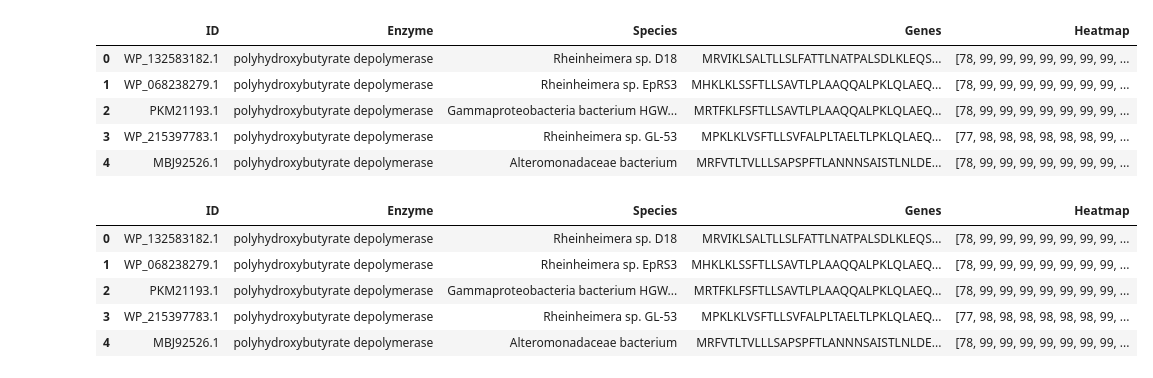
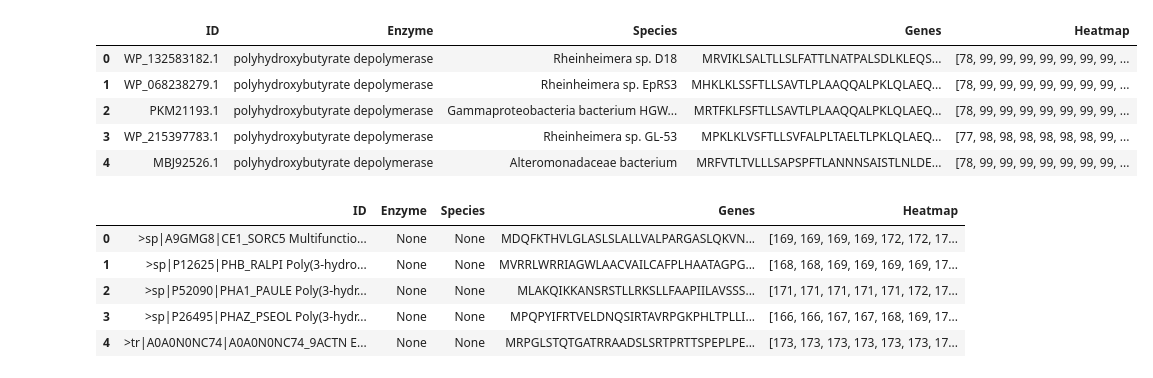
Before and after one commit to AugieDoebling/fall-2021-bioinformatics-plastics, a Jupyter notebook: BioInformatics_Group_Project_The_Plastics.ipynb, the cells around one changed output. Cells and saved outputs as stored; diff of their text form; code cells hidden in the pictures.

```diff
--- a/BioInformatics_Group_Project_The_Plastics.ipynb
+++ b/BioInformatics_Group_Project_The_Plastics.ipynb
@@ -180,15 +180,15 @@ prolyl oligopeptidase family serine peptidase - 98 / 100
 | 3 | WP_215397783.1 | polyhydroxybutyrate depolymerase | Rheinheimera sp. GL-53 | MPKLKLVSFTLLSVFALPLTAELTLPKLQLAEQ... | [77, 98, 98, 98, 98, 98, 98, 99, ... |
 | 4 | MBJ92526.1 | polyhydroxybutyrate depolymerase | Alteromonadaceae bacterium | MRFVTLTVLLLSAPSPFTLANNNSAISTLNLDE... | [78, 99, 99, 99, 99, 99, 99, 99, ... |
 # %%
-df2 = pd.read_pickle('heatmap_generated_20211030-124013.pickle')
-df2.head()
+data = pd.read_pickle('heatmap_generated_uniprot_keyword_search.fasta_20211106-131321.pickle')
+data.head()
 # %% [output]
 |  | ID | Enzyme | Species | Genes | Heatmap |
-| 0 | WP_132583182.1 | polyhydroxybutyrate depolymerase | Rheinheimera sp. D18 | MRVIKLSALTLLSLFATTLNATPALSDLKLEQS... | [78, 99, 99, 99, 99, 99, 99, 99, ... |
-| 1 | WP_068238279.1 | polyhydroxybutyrate depolymerase | Rheinheimera sp. EpRS3 | MHKLKLSSFTLLSAVTLPLAAQQALPKLQLAEQ... | [78, 99, 99, 99, 99, 99, 99, 99, ... |
-| 2 | PKM21193.1 | polyhydroxybutyrate depolymerase | Gammaproteobacteria bacterium HGW... | MRTFKLFSFTLLSAVTLPLAAQQALPKLQLAEQ... | [78, 99, 99, 99, 99, 99, 99, 99, ... |
-| 3 | WP_215397783.1 | polyhydroxybutyrate depolymerase | Rheinheimera sp. GL-53 | MPKLKLVSFTLLSVFALPLTAELTLPKLQLAEQ... | [77, 98, 98, 98, 98, 98, 98, 99, ... |
-| 4 | MBJ92526.1 | polyhydroxybutyrate depolymerase | Alteromonadaceae bacterium | MRFVTLTVLLLSAPSPFTLANNNSAISTLNLDE... | [78, 99, 99, 99, 99, 99, 99, 99, ... |
+| 0 | >sp|A9GMG8|CE1_SORC5 Multifunctio... | None | None | MDQFKTHVLGLASLSLALLVALPARGASLQKVN... | [169, 169, 169, 169, 172, 172, 17... |
+| 1 | >sp|P12625|PHB_RALPI Poly(3-hydro... | None | None | MVRRLWRRIAGWLAACVAILCAFPLHAATAGPG... | [168, 168, 169, 169, 169, 169, 17... |
+| 2 | >sp|P52090|PHA1_PAULE Poly(3-hydr... | None | None | MLAKQIKKANSRSTLLRKSLLFAAPIILAVSSS... | [171, 171, 171, 171, 171, 172, 17... |
+| 3 | >sp|P26495|PHAZ_PSEOL Poly(3-hydr... | None | None | MPQPYIFRTVELDNQSIRTAVRPGKPHLTPLLI... | [166, 166, 167, 167, 168, 169, 17... |
+| 4 | >tr|A0A0N0NC74|A0A0N0NC74_9ACTN E... | None | None | MRPGLSTQTGATRRAADSLSRTPRTTSPEPLPE... | [173, 173, 173, 173, 173, 173, 17... |
 # %%
 max_length = max([len(h) for h in data['Heatmap']])
 # %%
```
Also changed, not shown: parts of 2 cells of this notebook.
